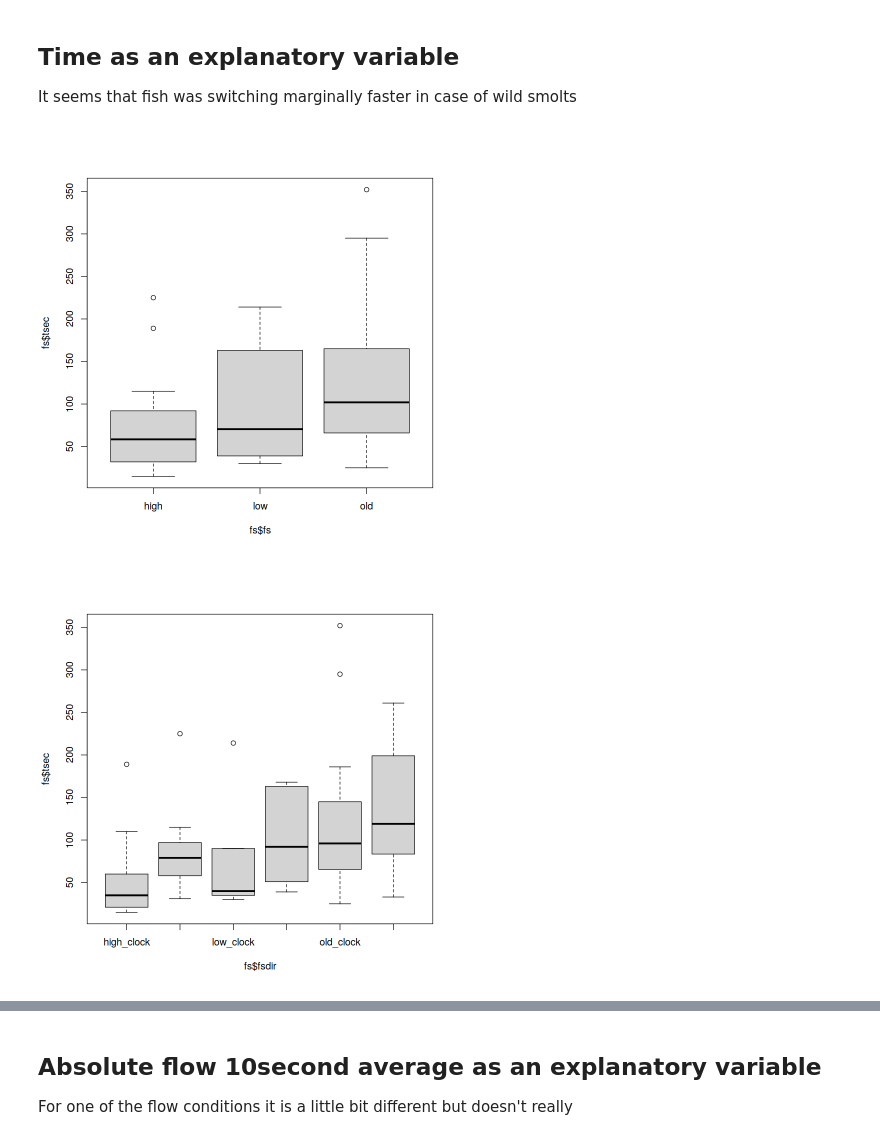
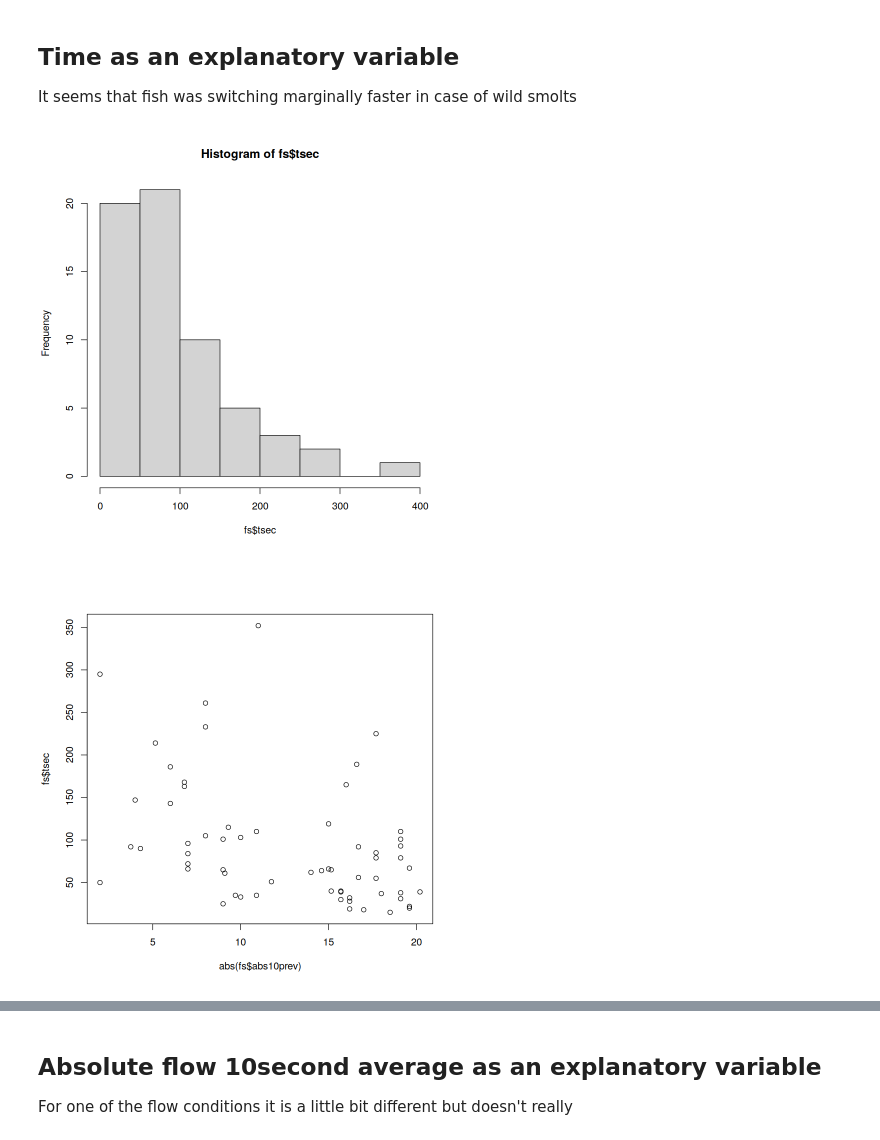
Before and after one commit to mixmixmix/imgtext, a Jupyter notebook: statistical_tests.ipynb, the cells around one changed output, grey strips where cells are left out. Cells and saved outputs as stored; diff of their text form; code cells hidden in the pictures.

```diff
--- a/statistical_tests.ipynb
+++ b/statistical_tests.ipynb
@@ -43,6 +43,8 @@ Number of Fisher Scoring iterations: 2
 fishes <- read.csv("input/finresoct.csv")
 str(fishes)
 fishes <- subset(fishes, info != 'error')
+fishes$abs10prev <-abs(fishes$stable10prev)
+
 ## now trying to plot histogram of outcomes...
 unique(fishes$info)
 #
@@ -143,10 +225,10 @@ fs <- subset(fishes, success == 'yes') #looking only at sucessful fish, our supe
 
 It seems that fish was switching marginally faster in case of wild smolts
 # %%
-boxplot(fs$tsec ~ fs$fs)
-boxplot(fs$tsec ~ fs$fsdir)
+hist(fs$tsec) # we are modelling response time
+plot(fs$tsec ~ abs(fs$abs10prev))
 boxplot(fs$tsec ~ fs$fishtype)
 # %% [output]
-[figure, old version]
+[figure, new version]
-[figure, old version]
+[figure, new version]
 [figure]
```
Also changed, not shown: parts of 15 cells of this notebook, 2 other files.
